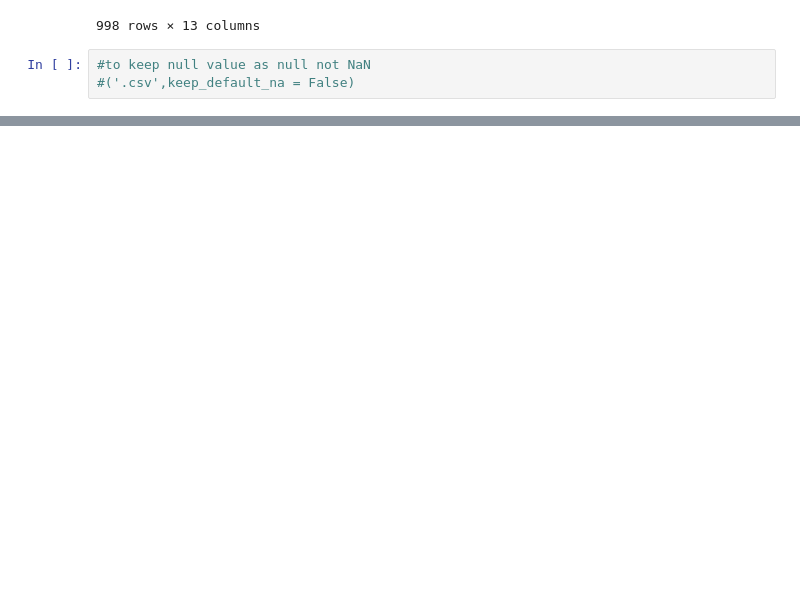
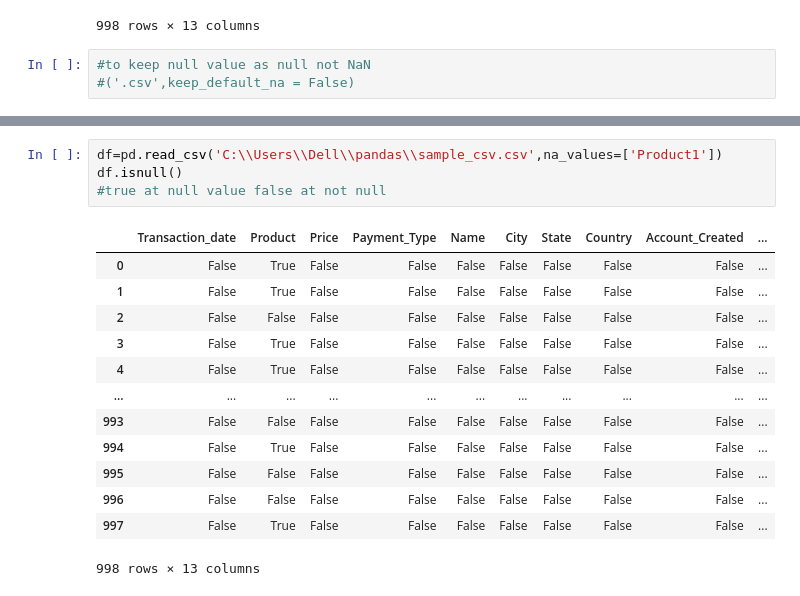
Before and after one commit to Rishab8077/Pandas-basic, a Jupyter notebook: Pandas.ipynb, the cells around one changed output, grey strips where cells are left out. Cells and saved outputs as stored; diff of their text form; blank space fills up the shorter version.

Commit message:
na_values

```diff
--- a/Pandas.ipynb
+++ b/Pandas.ipynb
@@ -417,3 +416,21 @@ df
 | 996 | 01/07/2009 19:48 | Product2 | 3600 | Mastercard | TRICIA | Sydney | New South Wales | Australia | 9/21/08 20:49 | ... |
 | 997 | 01/25/2009 05:57 | Product1 | 1200 | Amex | pamela | Ayacucho | Buenos Aires | Argentina | 1/24/2009 09:29 | ... |
 998 rows × 13 columns
+# %%
+df=pd.read_csv('C:\\Users\\Dell\\pandas\\sample_csv.csv',na_values=['Product1'])
+df.isnull()
+#true at null value false at not null
+# %% [output]
+|  | Transaction_date | Product | Price | Payment_Type | Name | City | State | Country | Account_Created | ... |
+| 0 | False | True | False | False | False | False | False | False | False | ... |
+| 1 | False | True | False | False | False | False | False | False | False | ... |
+| 2 | False | False | False | False | False | False | False | False | False | ... |
+| 3 | False | True | False | False | False | False | False | False | False | ... |
+| 4 | False | True | False | False | False | False | False | False | False | ... |
+| ... | ... | ... | ... | ... | ... | ... | ... | ... | ... | ... |
+| 993 | False | False | False | False | False | False | False | False | False | ... |
+| 994 | False | True | False | False | False | False | False | False | False | ... |
+| 995 | False | False | False | False | False | False | False | False | False | ... |
+| 996 | False | False | False | False | False | False | False | False | False | ... |
+| 997 | False | True | False | False | False | False | False | False | False | ... |
+998 rows × 13 columns
```
Also changed, not shown: parts of 11 cells of this notebook.
